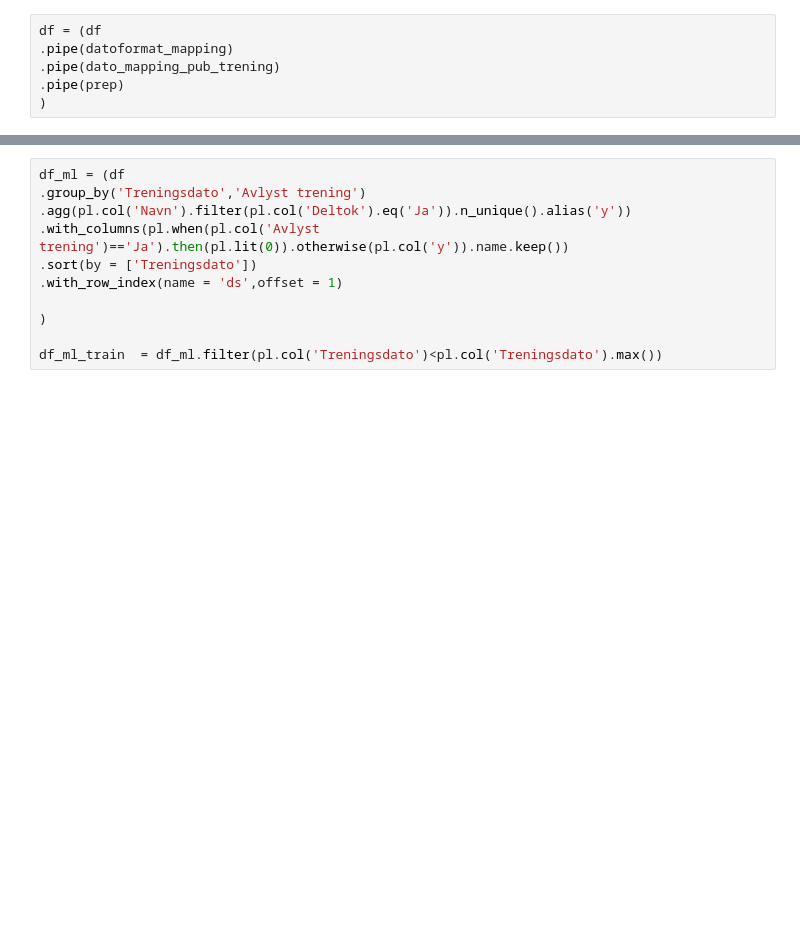
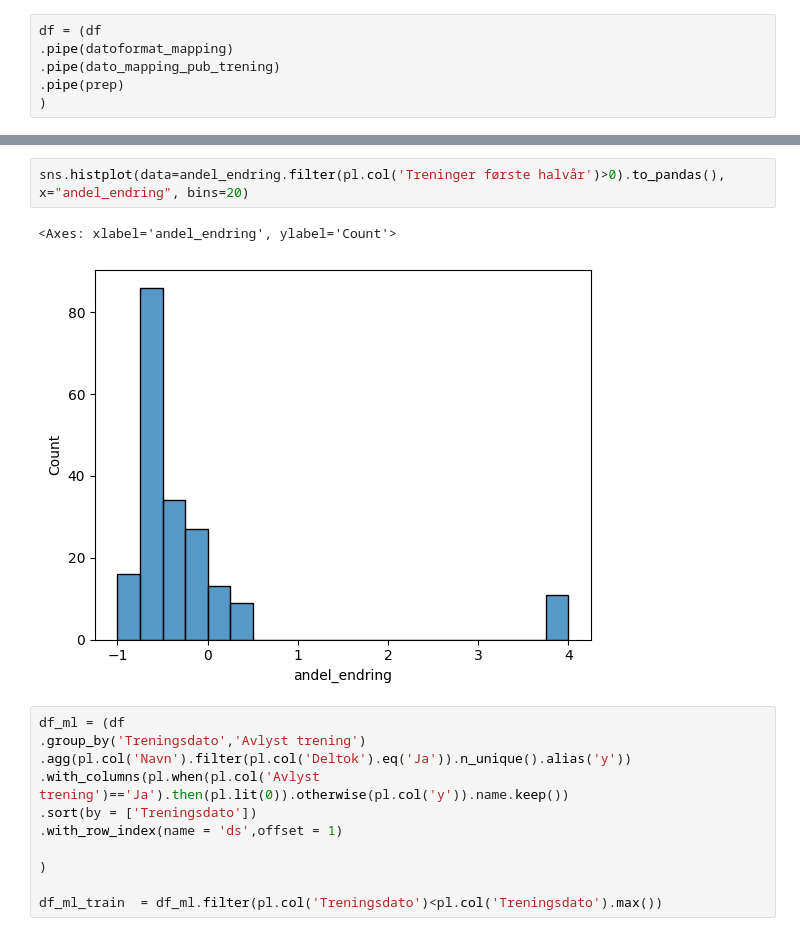
Before and after one commit to PolarsDude/treningsstatistikk-, a Jupyter notebook: test_fil.ipynb, the cells around one changed output, grey strips where cells are left out. Drawn from its saved outputs; the diff is of its cells as text; blank space fills up the shorter version.

```diff
--- a/test_fil.ipynb
+++ b/test_fil.ipynb
@@ -62,3 +226,8 @@ shape: (54, 10)
+# %%
+sns.histplot(data=andel_endring.filter(pl.col('Treninger første halvår')>0).to_pandas(), x="andel_endring", bins=20)
+# %% [output]
+<Axes: xlabel='andel_endring', ylabel='Count'>
+[figure, added]
 # %%
 df_ml = (df
 .group_by('Treningsdato','Avlyst trening')
```
Also changed, not shown: parts of 7 cells of this notebook, 1 other file.
